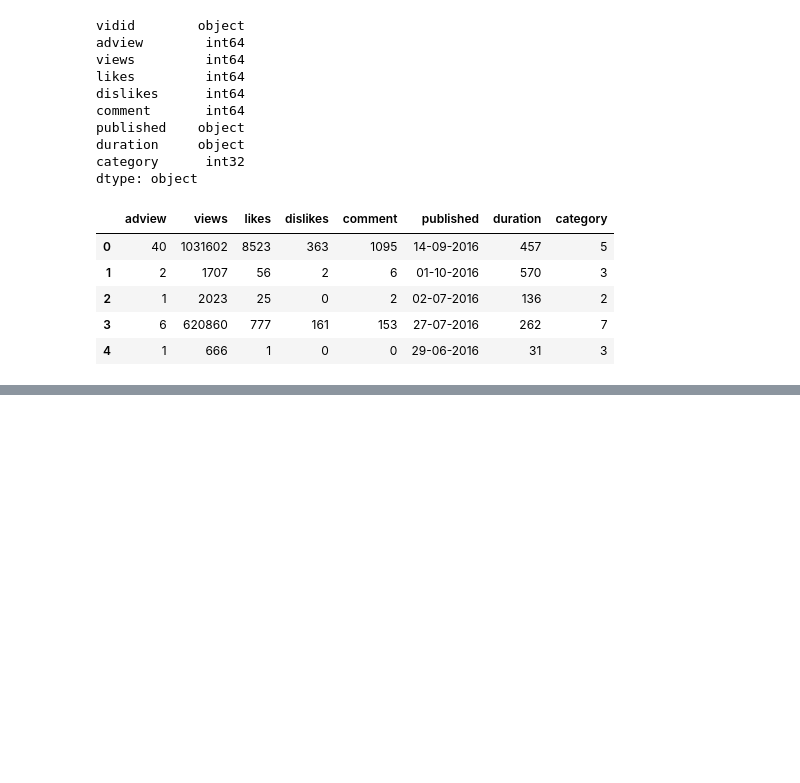
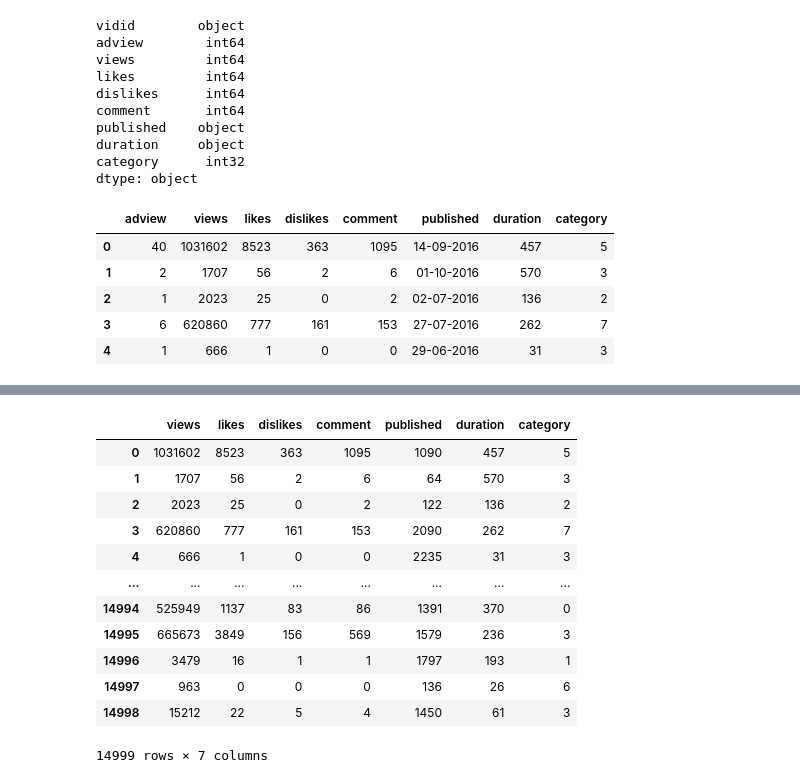
Before and after one commit to charcode123/youtube-adview-prediction, a Jupyter notebook: youtubeadviewpred.ipynb, the cells around one changed output, grey strips where cells are left out. Drawn from its saved outputs; the diff is of its cells as text; code cells hidden in the pictures; blank space fills up the shorter version.

```diff
--- a/youtubeadviewpred.ipynb
+++ b/youtubeadviewpred.ipynb
@@ -249,0 +238,3 @@ df1.to_csv('D:/pythonCode/projects/youtube-adview-prediction/train_new.csv')
+# %%
+y=pd.DataFrame()
+y['adviews']=df1['adview']
@@ -249,0 +284,16 @@ df1.to_csv('D:/pythonCode/projects/youtube-adview-prediction/train_new.csv')
+# %%
+X_train, X_test, y_train, y_test = train_test_split(scaled, y, test_size = 0.2, random_state=42)
+# %% [output]
+|  | views | likes | dislikes | comment | published | duration | category |
+| 0 | 1031602 | 8523 | 363 | 1095 | 1090 | 457 | 5 |
+| 1 | 1707 | 56 | 2 | 6 | 64 | 570 | 3 |
+| 2 | 2023 | 25 | 0 | 2 | 122 | 136 | 2 |
+| 3 | 620860 | 777 | 161 | 153 | 2090 | 262 | 7 |
+| 4 | 666 | 1 | 0 | 0 | 2235 | 31 | 3 |
+| ... | ... | ... | ... | ... | ... | ... | ... |
+| 14994 | 525949 | 1137 | 83 | 86 | 1391 | 370 | 0 |
+| 14995 | 665673 | 3849 | 156 | 569 | 1579 | 236 | 3 |
+| 14996 | 3479 | 16 | 1 | 1 | 1797 | 193 | 1 |
+| 14997 | 963 | 0 | 0 | 0 | 136 | 26 | 6 |
+| 14998 | 15212 | 22 | 5 | 4 | 1450 | 61 | 3 |
+14999 rows × 7 columns
```
Also changed, not shown: parts of 11 cells of this notebook, 1 other file.
